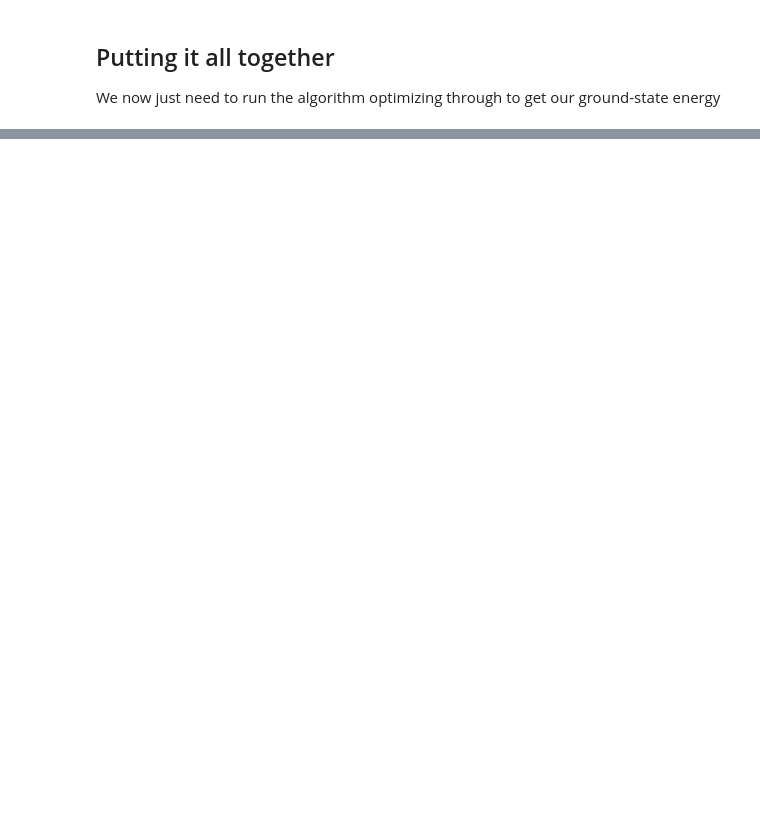
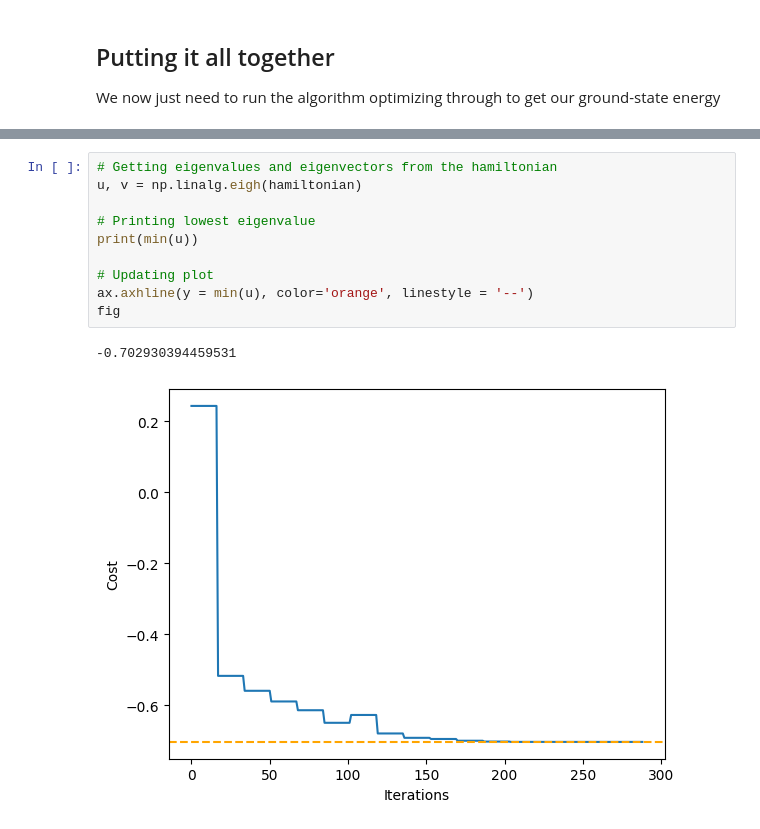
Before and after one commit to mirkoconsiglio/VQA_tutorial, a Jupyter notebook: 2_VQE.ipynb, the cells around one changed output, grey strips where cells are left out. Cells and saved outputs as stored; diff of their text form; blank space fills up the shorter version.

```diff
--- a/2_VQE.ipynb
+++ b/2_VQE.ipynb
@@ -81,0 +132,13 @@ print(result)
+# %%
+# Getting eigenvalues and eigenvectors from the hamiltonian
+u, v = np.linalg.eigh(hamiltonian)
+
+# Printing lowest eigenvalue
+print(min(u))
+
+# Updating plot
+ax.axhline(y = min(u), color='orange', linestyle = '--')
+fig
+# %% [output]
+-0.702930394459531
+[figure, added]
```
Also changed, not shown: parts of 11 cells of this notebook, 1 other file.
